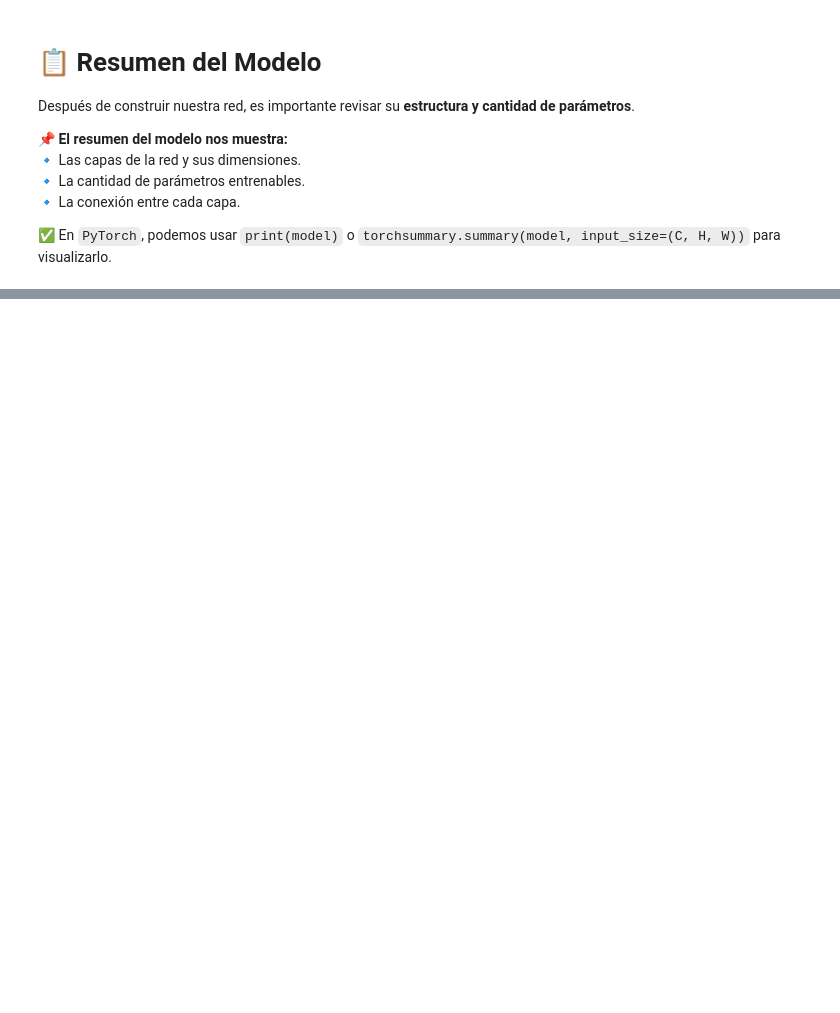
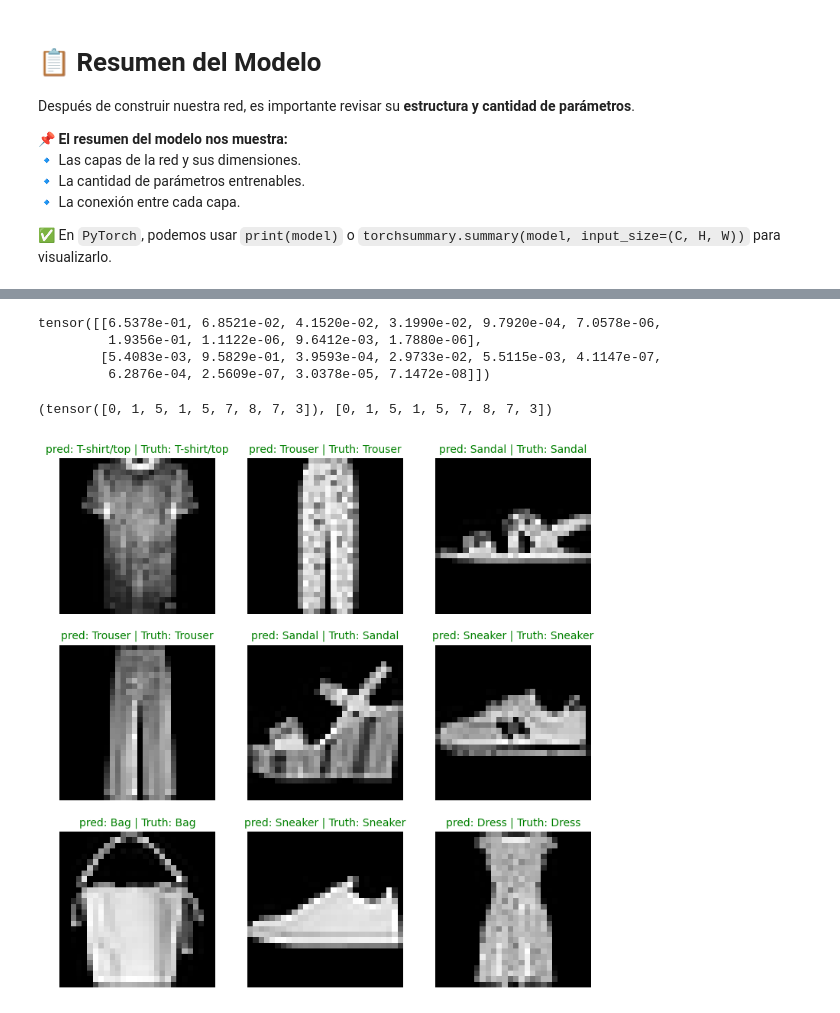
Before and after one commit to Gilberter/Hands-on-Computer-Vision, a Jupyter notebook: sesiones/sesion3/Sesion3_2_DeepLearning.ipynb, the cells around one changed output, grey strips where cells are left out. Saved outputs shown, nothing was run; the diff lists cells and outputs as text; code cells hidden in the pictures; blank space fills up the shorter version.

```diff
--- a/sesiones/sesion3/Sesion3_2_DeepLearning.ipynb
+++ b/sesiones/sesion3/Sesion3_2_DeepLearning.ipynb
@@ -496,9 +539,9 @@ model_2 = FashionMNISTModelV2(input_shape=1, # canales de la imagen
 # %% [markdown]
 ### Loss function and optimizer
 # %%
-loss_fn = nn.CrossEntropyLoss() # <-- ¿Por qué este?
+loss_fn = nn.CrossEntropyLoss() # <-- ¿Por qué este? -> Clasificacion multilabel
 #cambialos si quieres
-optimizer = torch.optim.SGD(params = model_2.parameters(), lr="FIXME") # < -- ¿Por qué este?
+optimizer = torch.optim.SGD(params = model_2.parameters(), lr=0.001) # < -- ¿Por qué este?
 # %%
 # DO NOT change this
 def accuracy_fn(y_true, y_pred):
@@ -623,0 +699,43 @@ Non-trainable params: 0
+# %%
+# Hacemos predicciones
+pred_probs = make_predictions(model=model_2,
+                              data=test_samples,
+                              )
+#miremos👀
+pred_probs[:2]
+# %% [output]
+tensor([[6.5378e-01, 6.8521e-02, 4.1520e-02, 3.1990e-02, 9.7920e-04, 7.0578e-06,
+         1.9356e-01, 1.1122e-06, 9.6412e-03, 1.7880e-06],
+        [5.4083e-03, 9.5829e-01, 3.9593e-04, 2.9733e-02, 5.5115e-03, 4.1147e-07,
+         6.2876e-04, 2.5609e-07, 3.0378e-05, 7.1472e-08]])
+# %%
+pred_class = pred_probs.argmax(dim=1)   # Devuelve el indice del array con mayor probabilidad
+pred_class, test_labels
+# %% [output]
+(tensor([0, 1, 5, 1, 5, 7, 8, 7, 3]), [0, 1, 5, 1, 5, 7, 8, 7, 3])
+# %%
+# NO modifiques esta celda ♥
+plt.figure(figsize=(9,9))
+nrows = 3
+ncols = 3
+for i, sample in enumerate(test_samples):
+  plt.subplot(nrows, ncols, i+1)
+
+  #plot the target image
+  plt.imshow(sample.squeeze(), cmap = "gray")
+
+  #find the prediction label
+  pred_label = class_names[pred_class[i]]
+
+  #get the truth label
+  truth_label = class_names[test_labels[i]]
+
+  #create a tittle for the plot
+  tittle_text = f"pred: {pred_label} | Truth: {truth_label}"
+  if pred_label == truth_label:
+    plt.title(tittle_text, fontsize=10,c="g")
+  else:
+    plt.title(tittle_text, fontsize=10,c="r")
+  plt.axis(False)
+# %% [output]
+[figure, added]
```
Also changed, not shown: parts of 17 cells of this notebook.
